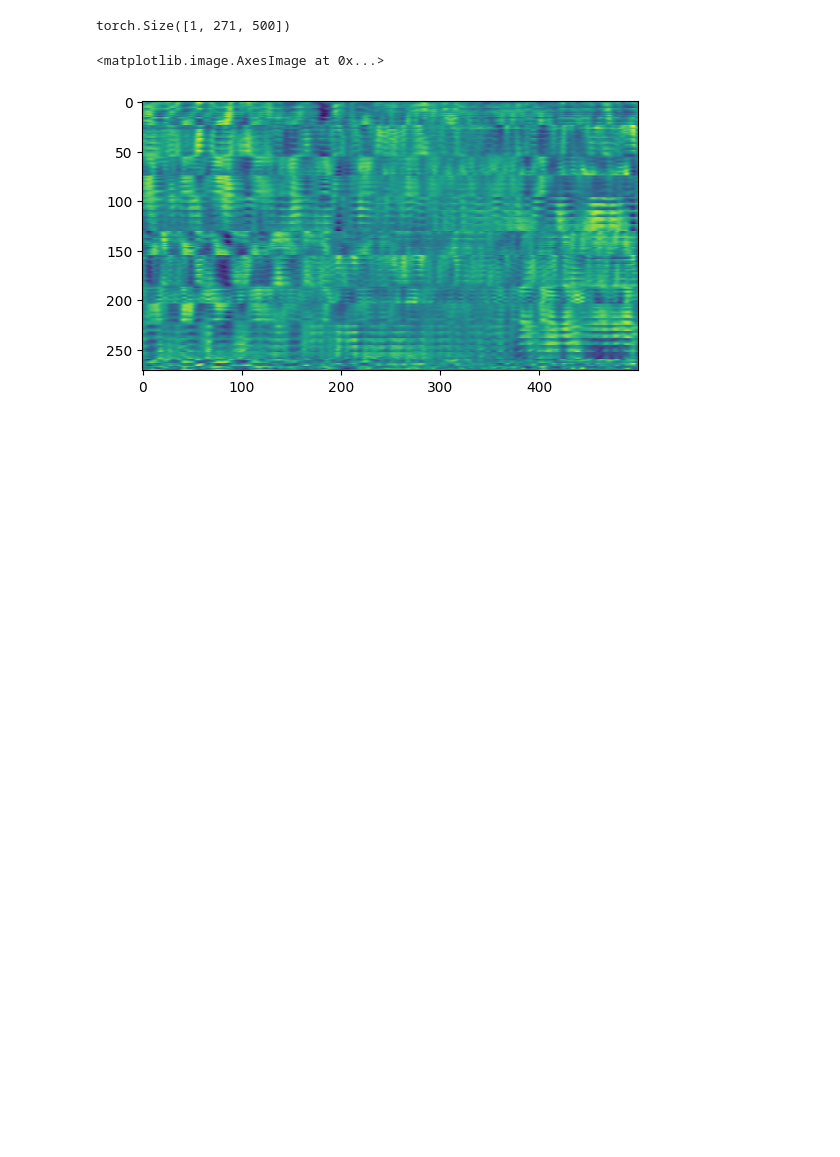
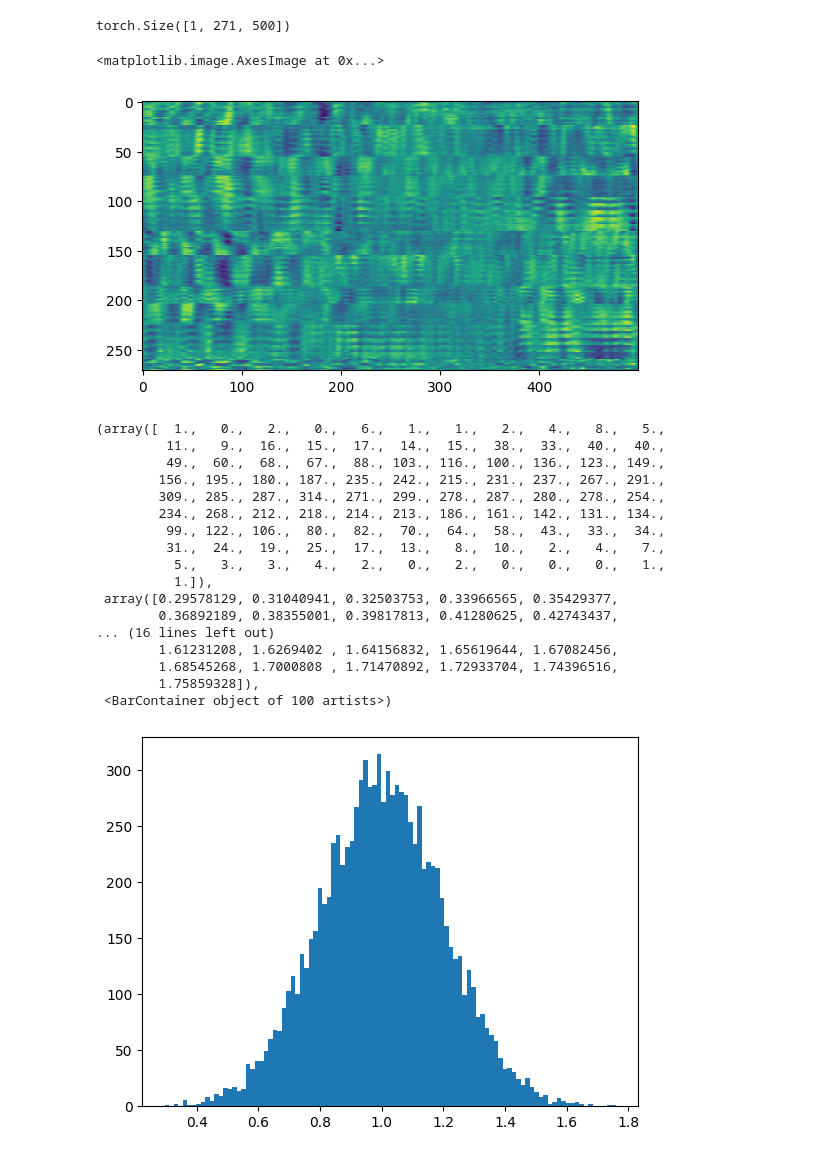
Before and after one commit to g-tamaki/dl_lecture_competition_pub, a Jupyter notebook: eda_4.ipynb, the cells around one changed output. Saved outputs shown, nothing was run; the diff lists cells and outputs as text; code cells hidden in the pictures; blank space fills up the shorter version.

```diff
--- a/eda_4.ipynb
+++ b/eda_4.ipynb
@@ -208,3 +230,24 @@ plt.imshow(transforms(X.view(1, 271, 281)).view(271, -1))
 # %% [output]
 <matplotlib.image.AxesImage at 0x...>
 [figure]
+# %%
+plt.hist(np.random.normal(loc=1, scale=0.2, size=10000), 100)  # loc=mean, scale=std, size=size
+# %% [output]
+(array([  1.,   0.,   2.,   0.,   6.,   1.,   1.,   2.,   4.,   8.,   5.,
+         11.,   9.,  16.,  15.,  17.,  14.,  15.,  38.,  33.,  40.,  40.,
+         49.,  60.,  68.,  67.,  88., 103., 116., 100., 136., 123., 149.,
+        156., 195., 180., 187., 235., 242., 215., 231., 237., 267., 291.,
+        309., 285., 287., 314., 271., 299., 278., 287., 280., 278., 254.,
+        234., 268., 212., 218., 214., 213., 186., 161., 142., 131., 134.,
+         99., 122., 106.,  80.,  82.,  70.,  64.,  58.,  43.,  33.,  34.,
+         31.,  24.,  19.,  25.,  17.,  13.,   8.,  10.,   2.,   4.,   7.,
+          5.,   3.,   3.,   4.,   2.,   0.,   2.,   0.,   0.,   0.,   1.,
+          1.]),
+ array([0.29578129, 0.31040941, 0.32503753, 0.33966565, 0.35429377,
+        0.36892189, 0.38355001, 0.39817813, 0.41280625, 0.42743437,
+... (16 lines left out)
+        1.61231208, 1.6269402 , 1.64156832, 1.65619644, 1.67082456,
+        1.68545268, 1.7000808 , 1.71470892, 1.72933704, 1.74396516,
+        1.75859328]),
+ <BarContainer object of 100 artists>)
+[figure, added]
```
Also changed, not shown: parts of 8 cells of this notebook, 3 other files.
